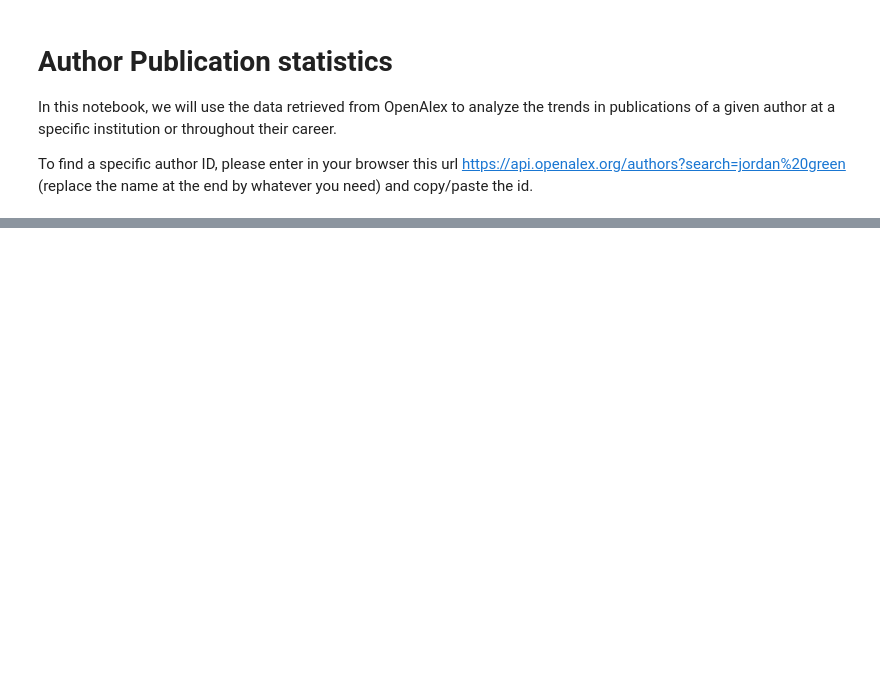
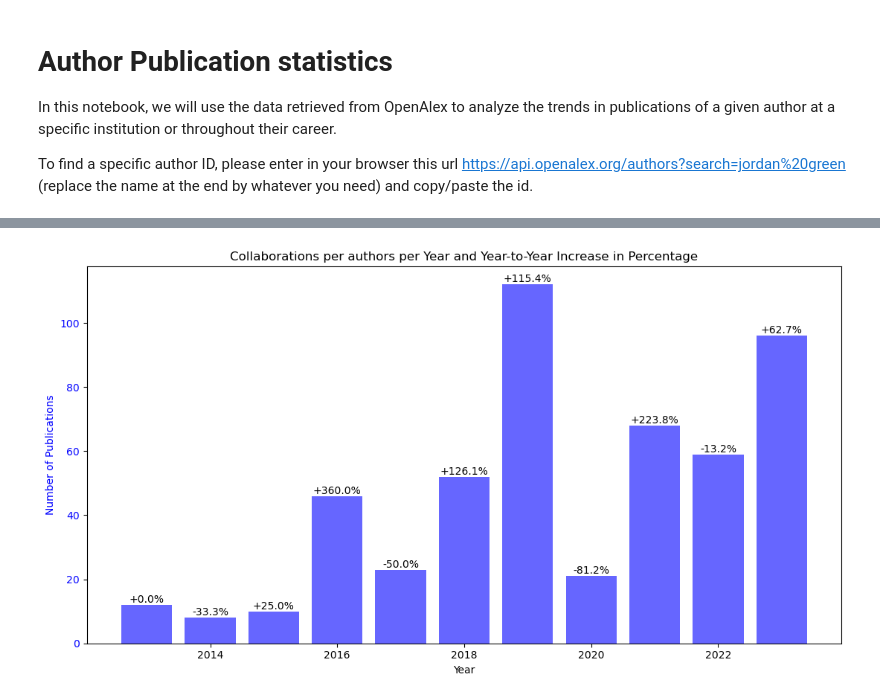
Before and after one commit to boumpteryx/Publication-statistics, a Jupyter notebook: Author_Statistics.ipynb, the cells around one changed output, grey strips where cells are left out. Drawn from its saved outputs; the diff is of its cells as text; code cells hidden in the pictures; blank space fills up the shorter version.

```diff
--- a/Author_Statistics.ipynb
+++ b/Author_Statistics.ipynb
@@ -5,0 +206,28 @@ To find a specific author ID, please enter in your browser this url https://api.
+# %%
+def count_authors_excluding_institution_all_years(data, excluded_institution_id):
+    author_counts_by_year = {}
+
+    for publication in data:
+        year = publication.get('publication_year')
+        count = 0
+        for authorship in publication.get('authorships', []):
+            # Check if author is affiliated with the excluded institution
+            affiliated_with_excluded = any(
+                excluded_institution_id in institution['id'] for institution in authorship.get('institutions', []))
+            if not affiliated_with_excluded:
+                count += 1
+
+        if year in author_counts_by_year:
+            author_counts_by_year[year] += count
+        else:
+            author_counts_by_year[year] = count
+
+    return author_counts_by_year
+
+# Count authors not affiliated with the specified institution for all publications in the dataset
+author_counts_excluding_institution = count_authors_excluding_institution_all_years(data, home_institution)
+
+# Plotting the result
+plot_publications_with_dynamic_sizing(author_counts_excluding_institution, begin, end, "Collaborations per authors")
+# %% [output]
+[figure, added]
```
Also changed, not shown: parts of 41 cells of this notebook, 1 other file.
